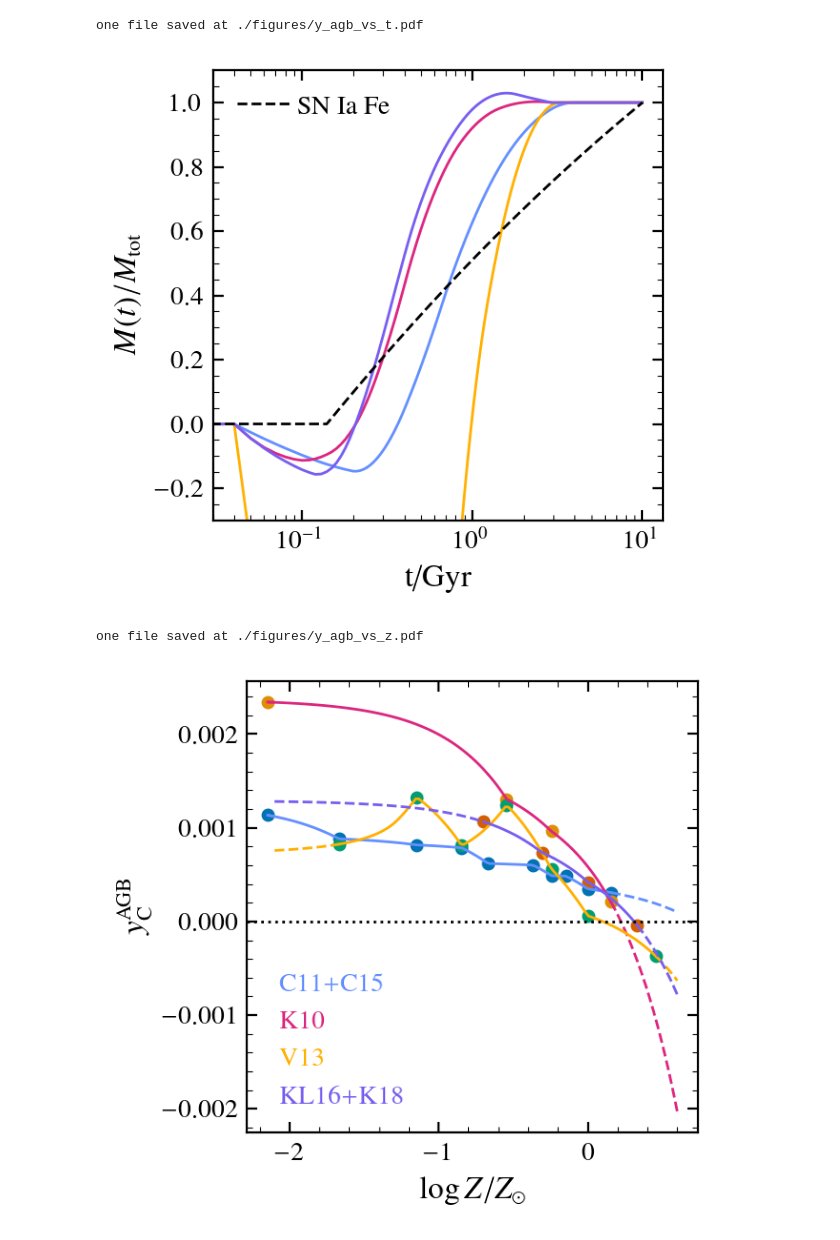
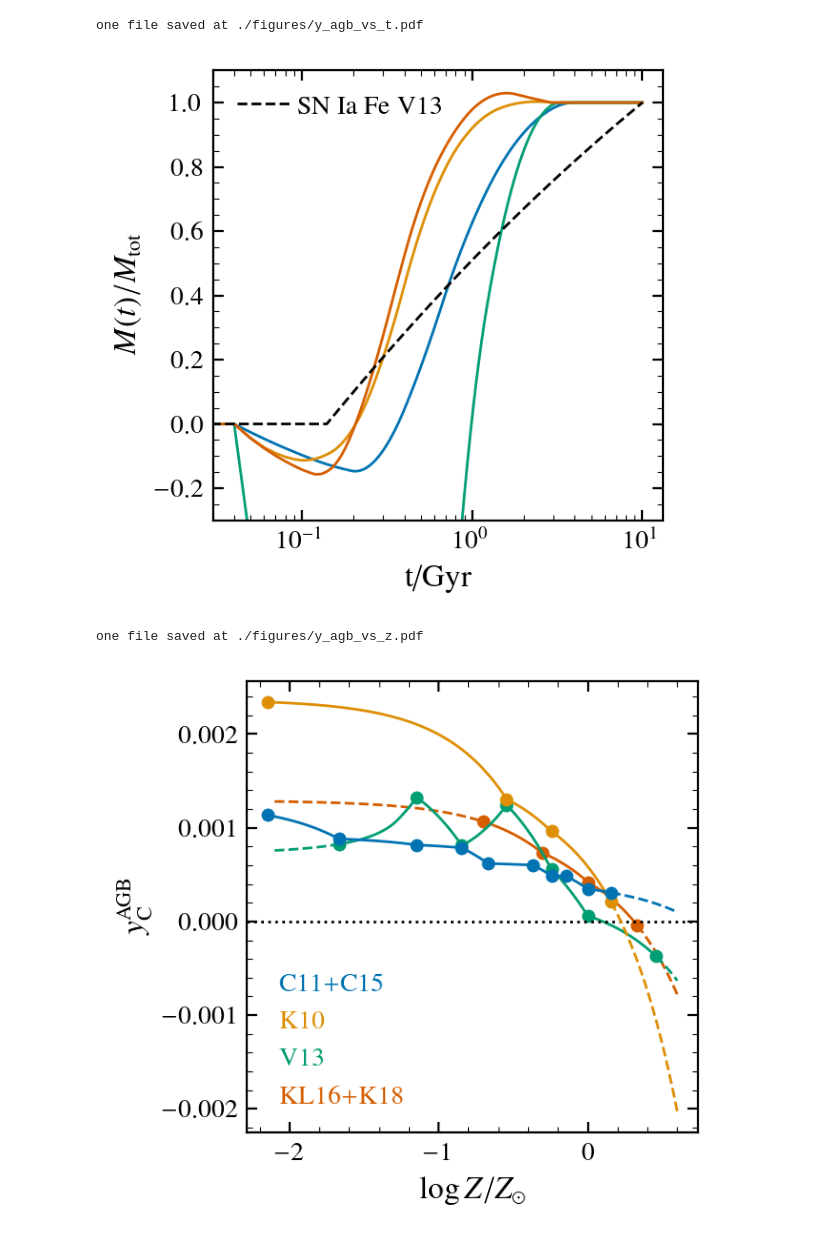
Before and after one commit to aeyobd/surp, a Jupyter notebook: carbon_paper/arya_test.ipynb, the cells around one changed output. Saved outputs shown, nothing was run; the diff lists cells and outputs as text; code cells hidden in the pictures.

```diff
--- a/carbon_paper/arya_test.ipynb
+++ b/carbon_paper/arya_test.ipynb
@@ -79,12 +134,12 @@ one file saved at ./figures/subgiants_mgfe.pdf
 # %%
 
-Z_max = 0.02
+Z_max = 0.04
 Z_min = 0.0001
 logZ_min = np.log10(Z_min/0.014)
 logZ_max = np.log10(Z_max/0.014)
 
 norm = mpl.colors.Normalize(logZ_min, logZ_max)
-cmap = mpl.colormaps["plasma"]
+cmap = arya.style.get_cmap()
 mpp = mpl.cm.ScalarMappable(norm, cmap)
 ma = mpp.to_rgba
 
@@ -93,7 +148,7 @@ AGB_LABELS = ["C11+C15", "K10", "V13", "KL16+K18"]
 
 # plt.rc('xtick.minor', visible=False)
 
-def plot_c_table(study = "cristallo11", sp=None):
+def plot_c_table(study = "cristallo11", sp=None, label=None):
 
     y1, m1, z1 = vice.yields.agb.grid('c', study=study)
     N = len(z1)
@@ -103,9 +158,11 @@ def plot_c_table(study = "cristallo11", sp=None):
         z = z1[i]
         logz = np.log10(z) - np.log10(0.014)
 
-        arya.Scatter(m1, y, label=f"Z = {z}", color=ma(logz), subplot=sp, zorder=3)
-        arya.Line(m1, y, color=ma(logz), subplot=sp, zorder=3)
+        arya.Scatter(m1, y, label=f"Z = {z}", color=ma(logz), subplot=sp, zorder=i)
+        arya.Line(m1, y, color=ma(logz), subplot=sp, zorder=i)
 
+    plt.text(0.9, 0.9, label, horizontalalignment='right',
+                   verticalalignment='top', transform=sp.mpl_ax.transAxes)
         # ax.set_xticks(np.arange(1, 8))
 
     # ax.axhline(0, color="k", ls="--", zorder=-1)
@@ -112,3 +171,5 @@ def plot_c_table(study = "cristallo11", sp=None):
+# %%
+mpl.style.use("/home/daniel/python/arya/style/journal.mplstyle")
 # %%
 jp = arya.JoinPlot(2, 2, size=(3.822, 2.362))
 
@@ -118,7 +179,7 @@ for i in range(4):
     sp.y.label = r"$dy_{\rm C, agb}/dN$"
     study = AGB_MODELS[i]
     label = AGB_LABELS[i]
-    plot_c_table(study=study, sp=sp)
+    plot_c_table(study=study, sp=sp, label=label)
 
 c = arya.Colorbar(subplot=jp, mappable = mpp, row=1, col=2, width=arya.Length(2.362*0.05))
 c.ax.label = "$\log Z/Z_{\odot}$"
@@ -145,7 +206,7 @@ for i in range(4):
 
 m_fe, times = vice.single_stellar_population("fe", Z=0.014)
 m_fe = [fe for fe in m_fe]
-plt.plot(times, np.array(m_fe)/m_fe[-1], label="SN Ia Fe",
+plt.plot(times, np.array(m_fe)/m_fe[-1], label="SN Ia Fe V13",
          linestyle="--", color="k")
 
 
@@ -158,7 +219,7 @@ plt.xlim(0.03, 13.2)
 sp.save("y_agb_vs_t.pdf")
 # %% [output]
 one file saved at ./figures/y_agb_vs_t.pdf
-[figure, old version]
+[figure, new version]
 # %%
 AGB_MODELS = ["cristallo11", "karakas10", "ventura13", "karakas16"]
 AGB_LABELS = ["C11+C15", "K10", "V13", "KL16+K18"]
@@ -184,7 +245,7 @@ for i in range(len(AGB_MODELS)):
 
     y_c_agb = np.array(mass_yields)/1e6
     y_o_cc = 0.015
-    arya.Scatter(np.log10(Zs/0.014), y_c_agb, subplot=sp)
+    arya.Scatter(np.log10(Zs/0.014), y_c_agb, subplot=sp, zorder=4-i)
 
 
     MoverH_min = np.log10(min(Zs)/0.014)
@@ -193,34 +254,38 @@ for i in range(len(AGB_MODELS)):
     Zs = 0.014*10**np.linspace(MoverH_min, MoverH_max, 100)
     mass_yields = []
     for Z in Zs:
         m_c, times = vice.single_stellar_population("c", Z=Z)
         mass_yields.append(m_c[-1])
-    l = arya.Line(np.log10(Zs/0.014), (np.array(mass_yields)/1e6 ), label=AGB_LABELS[i], subplot=sp)
+
+    l = arya.Line(np.log10(Zs/0.014), (np.array(mass_yields)/1e6 ),
+                  label=AGB_LABELS[i], subplot=sp, zorder=4-i)
     l.label = AGB_LABELS[i]
 
     Zs = 0.014*10**np.linspace(-2.1, MoverH_min, 100)
     mass_yields = []
     for Z in Zs:
         m_c, times = vice.single_stellar_population("c", Z=Z)
         mass_yields.append(m_c[-1])
-    arya.Line(np.log10(Zs/0.014), (np.array(mass_yields)/1e6 ), linestyle="--", color=l.color, subplot=sp)
+    arya.Line(np.log10(Zs/0.014), (np.array(mass_yields)/1e6 ), linestyle="--",
+              color=l.color, subplot=sp, zorder=4-i)
 
     Zs = 0.014*10**np.linspace(MoverH_max, 0.6, 100)
     mass_yields = []
     for Z in Zs:
         m_c, times = vice.single_stellar_population("c", Z=Z)
         mass_yields.append(m_c[-1])
-    arya.Line(np.log10(Zs/0.014), (np.array(mass_yields)/1e6 ), linestyle="--", color=l.color, subplot=sp)
+    arya.Line(np.log10(Zs/0.014), (np.array(mass_yields)/1e6 ), linestyle="--",
+              color=l.color, subplot=sp, zorder=4-i)
 
 plt.axhline(0, color="k", ls=":")
 plt.xlabel(r"$\log Z/Z_\odot$")
 plt.ylabel(r"$y_\text{C}^\text{AGB}$")
 
 leg = arya.Legend(sp, handlelength=0)
 leg.hide_handles()
 leg.color_labels()
 
 sp.save("y_agb_vs_z.pdf")
 # %% [output]
 one file saved at ./figures/y_agb_vs_z.pdf
-[figure, old version]
+[figure, new version]
```
Also changed, not shown: parts of 16 cells of this notebook.
